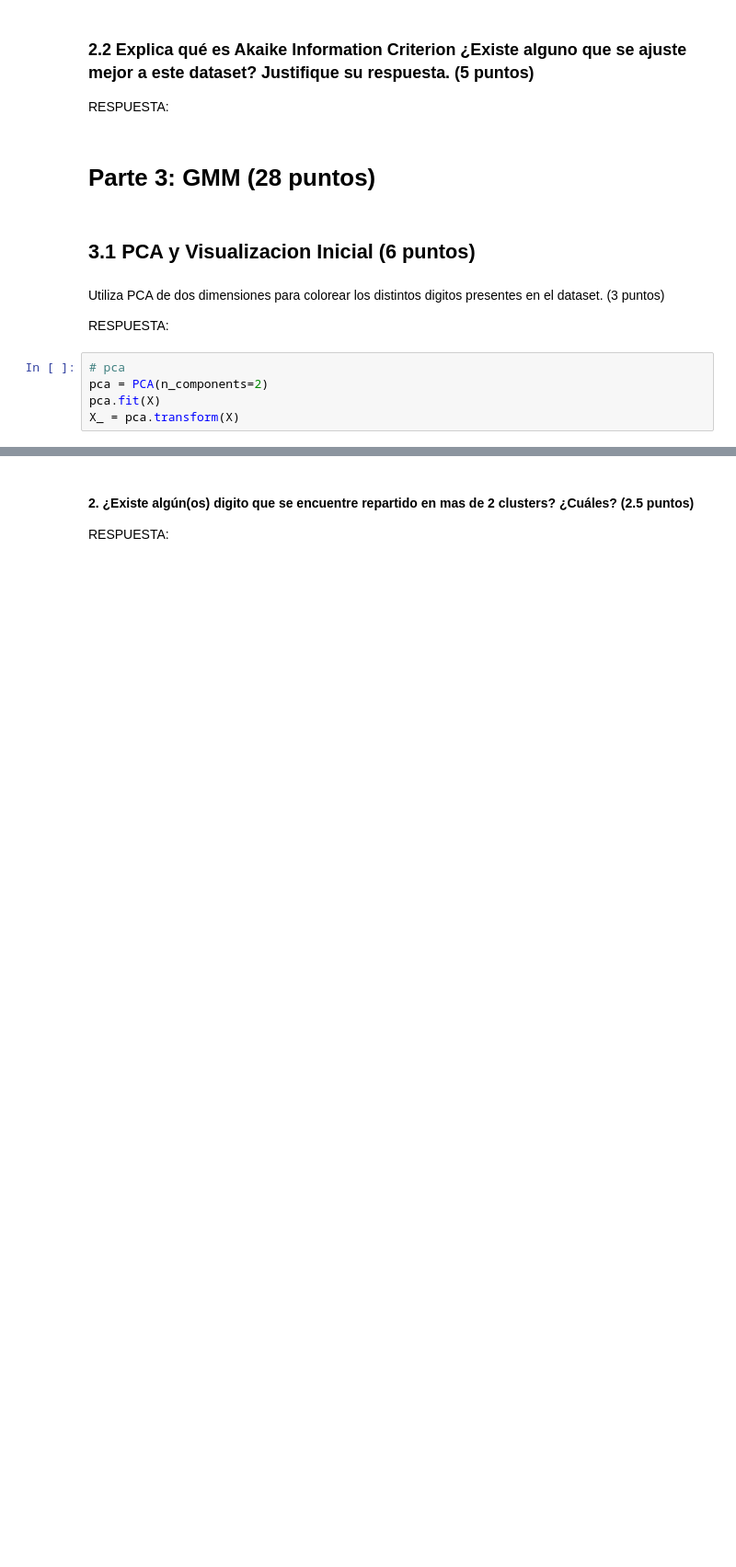
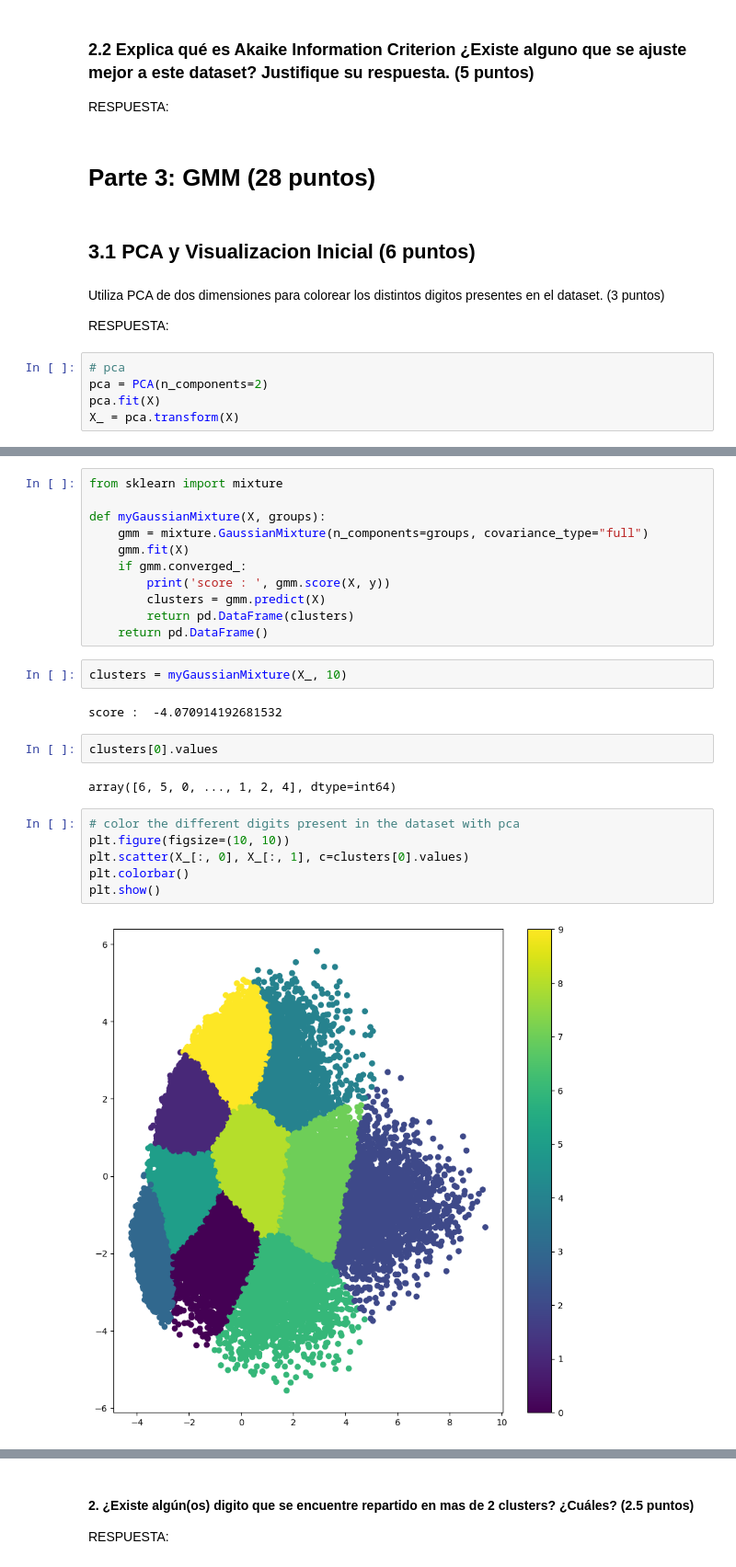
Before and after one commit to gabiacuna/IIC2433, a Jupyter notebook: tareas/T3.ipynb, the cells around one changed output, grey strips where cells are left out. Shown: that part at 92% size. Drawn from its saved outputs; the diff is of its cells as text; blank space fills up the shorter version.

```diff
--- a/tareas/T3.ipynb
+++ b/tareas/T3.ipynb
@@ -234,3 +267,30 @@ RESPUESTA:
 Codifica una función que utiliza el modelo `GaussianMixture` de sklearn para separar a los digitos en `n` grupos. Debe retornar un dataframe que contenga la clasificación. Corre el método con `n=10`. (5 puntos)
 
 RESPUESTA:
+# %%
+from sklearn import mixture
+
+def myGaussianMixture(X, groups):
+    gmm = mixture.GaussianMixture(n_components=groups, covariance_type="full")
+    gmm.fit(X)
+    if gmm.converged_:
+        print('score : ', gmm.score(X, y))
+        clusters = gmm.predict(X)
+        return pd.DataFrame(clusters)
+    return pd.DataFrame()
+# %%
+clusters = myGaussianMixture(X_, 10)
+# %% [output]
+score :  -4.070914192681532
+# %%
+clusters[0].values
+# %% [output]
+array([6, 5, 0, ..., 1, 2, 4], dtype=int64)
+# %%
+# color the different digits present in the dataset with pca
+plt.figure(figsize=(10, 10))
+plt.scatter(X_[:, 0], X_[:, 1], c=clusters[0].values)
+plt.colorbar()
+plt.show()
+# %% [output]
+[figure, added]
```
Also changed, not shown: parts of 25 cells of this notebook.
